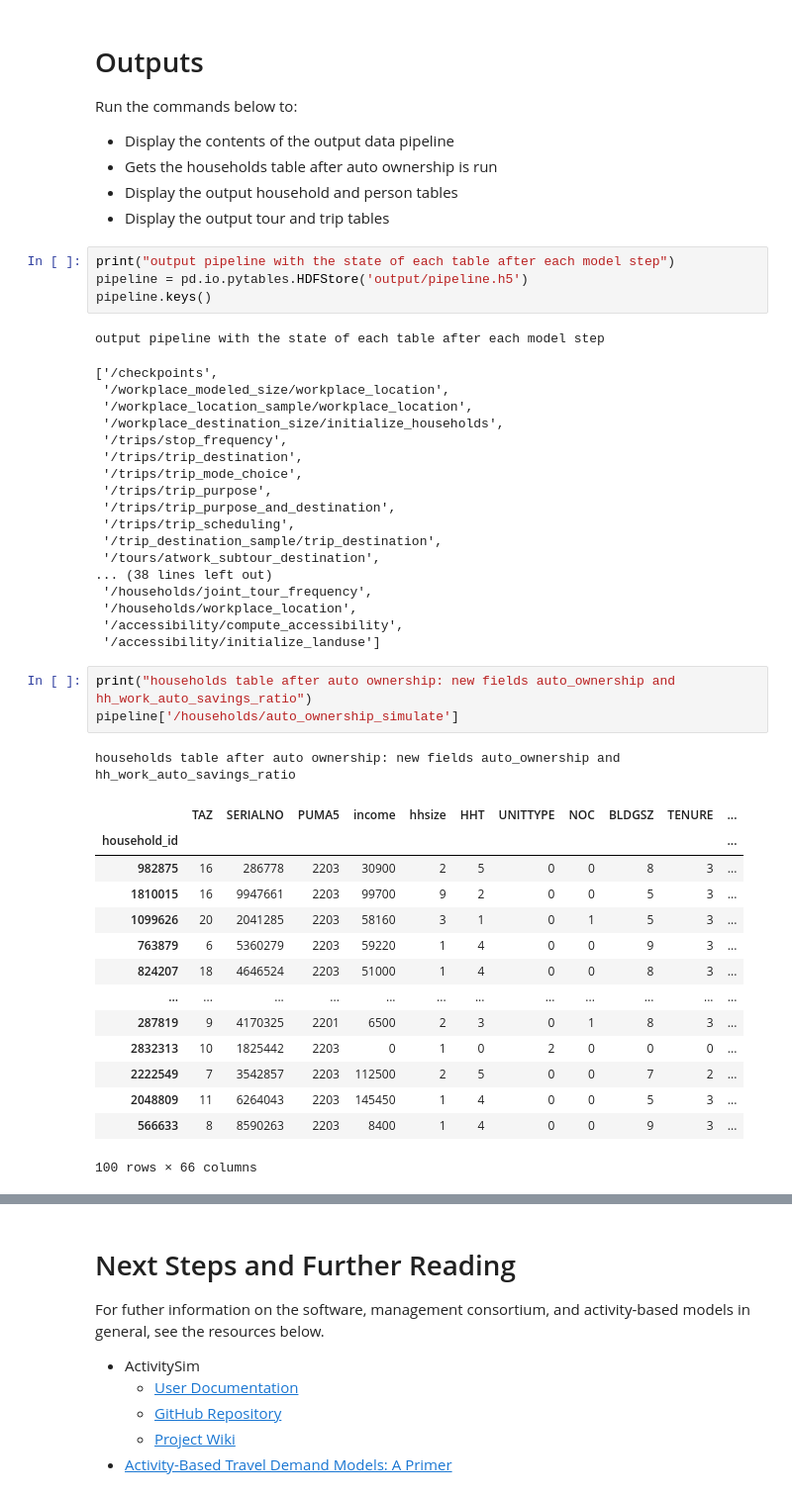
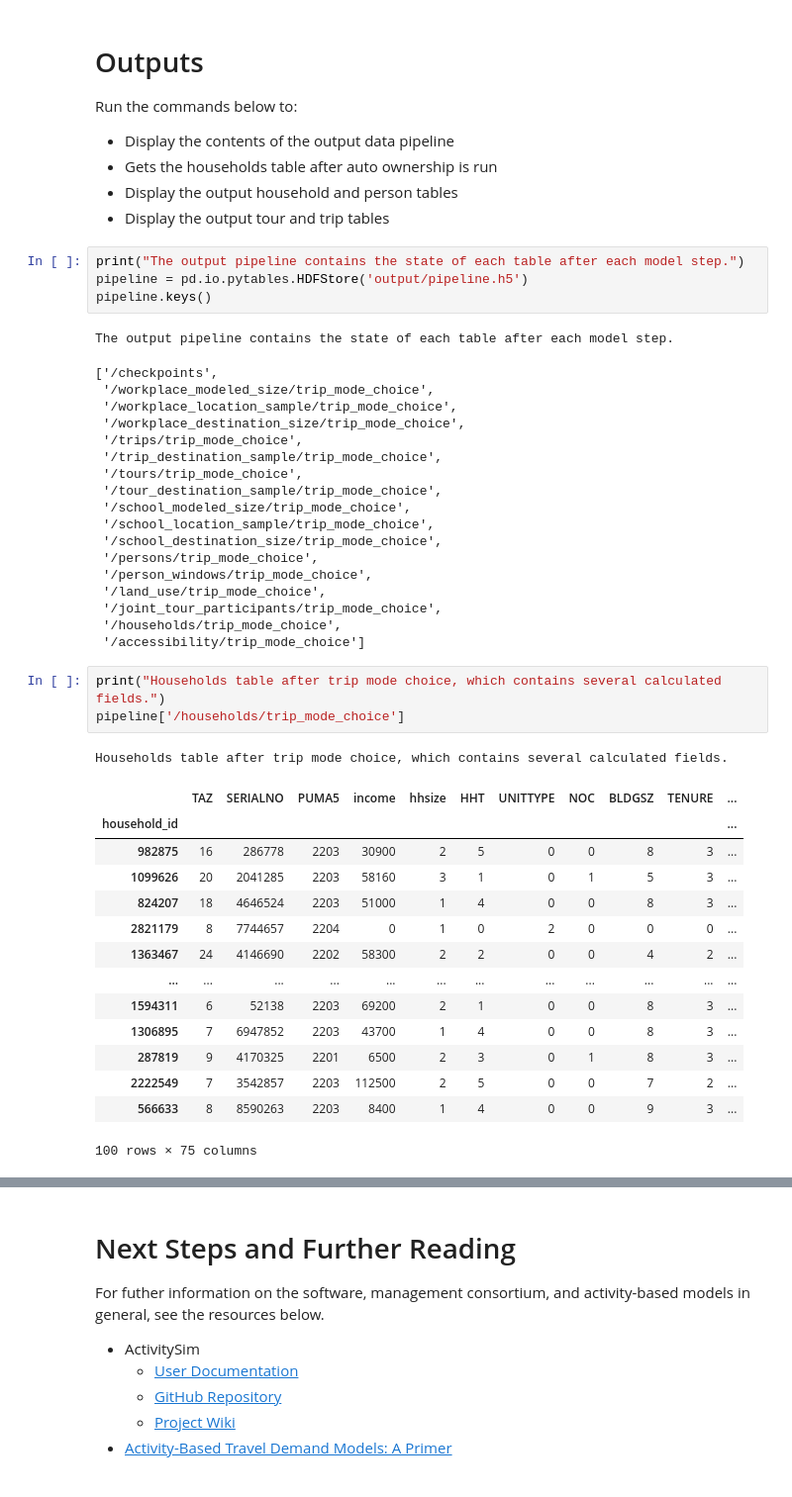
Before and after one commit to xyzjayne/activitysim, a Jupyter notebook: notebooks/getting_started.ipynb, the cells around one changed output, grey strips where cells are left out. Shown at 99% size. Saved outputs shown, nothing was run; the diff lists cells and outputs as text.

```diff
--- a/notebooks/getting_started.ipynb
+++ b/notebooks/getting_started.ipynb
@@ -301,45 +293,45 @@ Run the commands below to:
 * Display the output household and person tables
 * Display the output tour and trip tables
 # %%
-print("output pipeline with the state of each table after each model step")
+print("The output pipeline contains the state of each table after each model step.")
 pipeline = pd.io.pytables.HDFStore('output/pipeline.h5')
 pipeline.keys()
 # %% [output]
-output pipeline with the state of each table after each model step
+The output pipeline contains the state of each table after each model step.
 ['/checkpoints',
- '/workplace_modeled_size/workplace_location',
- '/workplace_location_sample/workplace_location',
- '/workplace_destination_size/initialize_households',
- '/trips/stop_frequency',
- '/trips/trip_destination',
+ '/workplace_modeled_size/trip_mode_choice',
+ '/workplace_location_sample/trip_mode_choice',
+ '/workplace_destination_size/trip_mode_choice',
  '/trips/trip_mode_choice',
- '/trips/trip_purpose',
- '/trips/trip_purpose_and_destination',
- '/trips/trip_scheduling',
- '/trip_destination_sample/trip_destination',
- '/tours/atwork_subtour_destination',
-... (38 lines left out)
- '/households/joint_tour_frequency',
- '/households/workplace_location',
- '/accessibility/compute_accessibility',
- '/accessibility/initialize_landuse']
+ '/trip_destination_sample/trip_mode_choice',
+ '/tours/trip_mode_choice',
+ '/tour_destination_sample/trip_mode_choice',
+ '/school_modeled_size/trip_mode_choice',
+ '/school_location_sample/trip_mode_choice',
+ '/school_destination_size/trip_mode_choice',
+ '/persons/trip_mode_choice',
+ '/person_windows/trip_mode_choice',
+ '/land_use/trip_mode_choice',
+ '/joint_tour_participants/trip_mode_choice',
+ '/households/trip_mode_choice',
+ '/accessibility/trip_mode_choice']
-# %%
-print("households table after auto ownership: new fields auto_ownership and hh_work_auto_savings_ratio")
-pipeline['/households/auto_ownership_simulate']
-# %% [output]
-households table after auto ownership: new fields auto_ownership and hh_work_auto_savings_ratio
-|  | TAZ | SERIALNO | PUMA5 | income | hhsize | HHT | UNITTYPE | NOC | BLDGSZ | TENURE | ... |
-| household_id |  |  |  |  |  |  |  |  |  |  | ... |
-| 982875 | 16 | 286778 | 2203 | 30900 | 2 | 5 | 0 | 0 | 8 | 3 | ... |
-| 1810015 | 16 | 9947661 | 2203 | 99700 | 9 | 2 | 0 | 0 | 5 | 3 | ... |
-| 1099626 | 20 | 2041285 | 2203 | 58160 | 3 | 1 | 0 | 1 | 5 | 3 | ... |
-| 763879 | 6 | 5360279 | 2203 | 59220 | 1 | 4 | 0 | 0 | 9 | 3 | ... |
-| 824207 | 18 | 4646524 | 2203 | 51000 | 1 | 4 | 0 | 0 | 8 | 3 | ... |
-| ... | ... | ... | ... | ... | ... | ... | ... | ... | ... | ... | ... |
-| 287819 | 9 | 4170325 | 2201 | 6500 | 2 | 3 | 0 | 1 | 8 | 3 | ... |
-| 2832313 | 10 | 1825442 | 2203 | 0 | 1 | 0 | 2 | 0 | 0 | 0 | ... |
-| 2222549 | 7 | 3542857 | 2203 | 112500 | 2 | 5 | 0 | 0 | 7 | 2 | ... |
-| 2048809 | 11 | 6264043 | 2203 | 145450 | 1 | 4 | 0 | 0 | 5 | 3 | ... |
-| 566633 | 8 | 8590263 | 2203 | 8400 | 1 | 4 | 0 | 0 | 9 | 3 | ... |
-100 rows × 66 columns
+# %%
+print("Households table after trip mode choice, which contains several calculated fields.")
+pipeline['/households/trip_mode_choice']
+# %% [output]
+Households table after trip mode choice, which contains several calculated fields.
+|  | TAZ | SERIALNO | PUMA5 | income | hhsize | HHT | UNITTYPE | NOC | BLDGSZ | TENURE | ... |
+| household_id |  |  |  |  |  |  |  |  |  |  | ... |
+| 982875 | 16 | 286778 | 2203 | 30900 | 2 | 5 | 0 | 0 | 8 | 3 | ... |
+| 1099626 | 20 | 2041285 | 2203 | 58160 | 3 | 1 | 0 | 1 | 5 | 3 | ... |
+| 824207 | 18 | 4646524 | 2203 | 51000 | 1 | 4 | 0 | 0 | 8 | 3 | ... |
+| 2821179 | 8 | 7744657 | 2204 | 0 | 1 | 0 | 2 | 0 | 0 | 0 | ... |
+| 1363467 | 24 | 4146690 | 2202 | 58300 | 2 | 2 | 0 | 0 | 4 | 2 | ... |
+| ... | ... | ... | ... | ... | ... | ... | ... | ... | ... | ... | ... |
+| 1594311 | 6 | 52138 | 2203 | 69200 | 2 | 1 | 0 | 0 | 8 | 3 | ... |
+| 1306895 | 7 | 6947852 | 2203 | 43700 | 1 | 4 | 0 | 0 | 8 | 3 | ... |
+| 287819 | 9 | 4170325 | 2201 | 6500 | 2 | 3 | 0 | 1 | 8 | 3 | ... |
+| 2222549 | 7 | 3542857 | 2203 | 112500 | 2 | 5 | 0 | 0 | 7 | 2 | ... |
+| 566633 | 8 | 8590263 | 2203 | 8400 | 1 | 4 | 0 | 0 | 9 | 3 | ... |
+100 rows × 75 columns
 # %%
```
Also changed, not shown: parts of 35 cells of this notebook, 1 other file.
